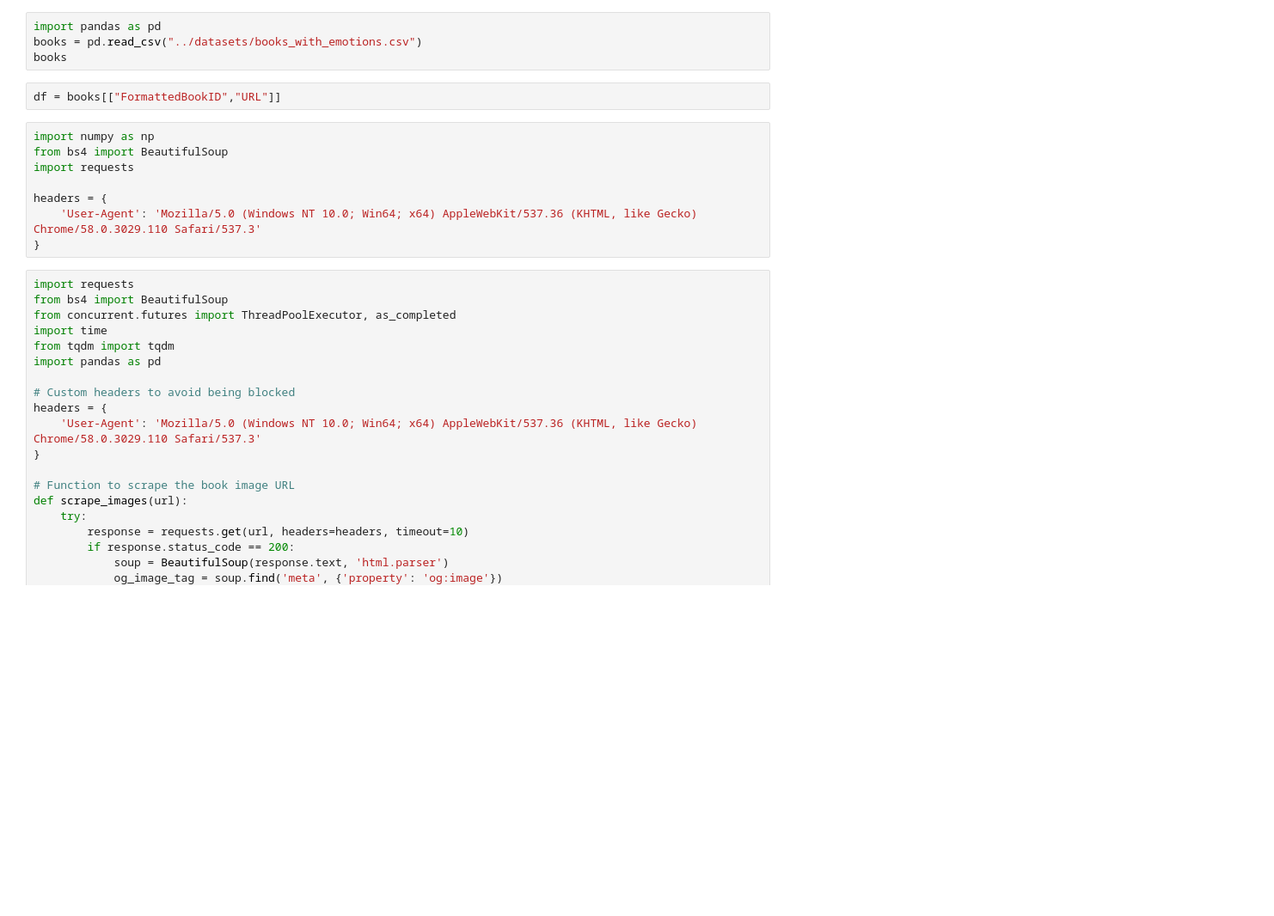
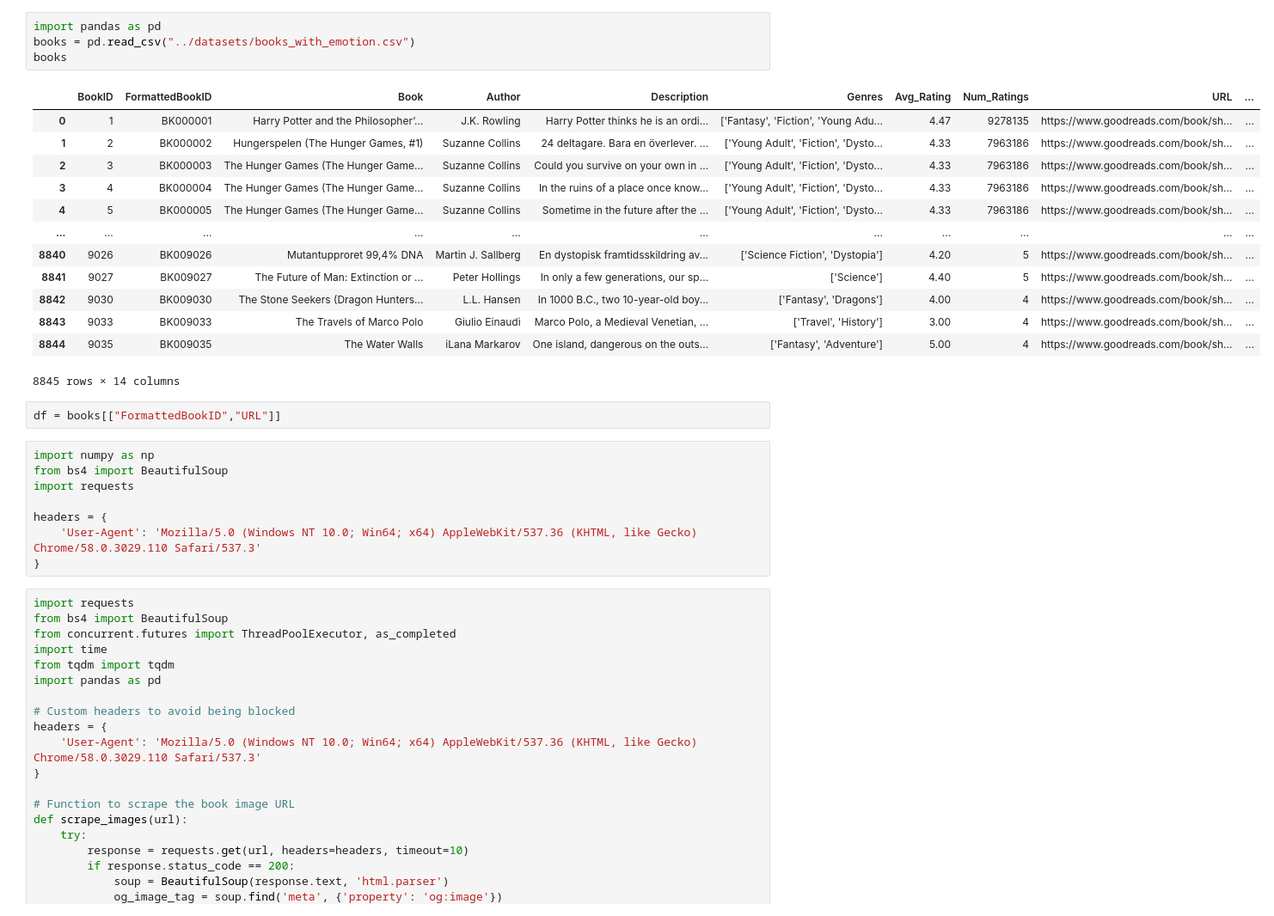
Before and after one commit to anandreddy05/Sentiment-Book-Recommender, a Jupyter notebook: scraping/imageScraping.ipynb, the cells around one changed output. Shown: that part at 86% size. Drawn from its saved outputs; the diff is of its cells as text; blank space fills up the shorter version.

```diff
--- a/scraping/imageScraping.ipynb
+++ b/scraping/imageScraping.ipynb
@@ -1,7 +1,21 @@
 # %%
 import pandas as pd
-books = pd.read_csv("../datasets/books_with_emotions.csv")
+books = pd.read_csv("../datasets/books_with_emotion.csv")
 books
+# %% [output]
+|  | BookID | FormattedBookID | Book | Author | Description | Genres | Avg_Rating | Num_Ratings | URL | ... |
+| 0 | 1 | BK000001 | Harry Potter and the Philosopher’... | J.K. Rowling | Harry Potter thinks he is an ordi... | ['Fantasy', 'Fiction', 'Young Adu... | 4.47 | 9278135 | https://www.goodreads.com/book/sh... | ... |
+| 1 | 2 | BK000002 | Hungerspelen (The Hunger Games, #1) | Suzanne Collins | 24 deltagare. Bara en överlever. ... | ['Young Adult', 'Fiction', 'Dysto... | 4.33 | 7963186 | https://www.goodreads.com/book/sh... | ... |
+| 2 | 3 | BK000003 | The Hunger Games (The Hunger Game... | Suzanne Collins | Could you survive on your own in ... | ['Young Adult', 'Fiction', 'Dysto... | 4.33 | 7963186 | https://www.goodreads.com/book/sh... | ... |
+| 3 | 4 | BK000004 | The Hunger Games (The Hunger Game... | Suzanne Collins | In the ruins of a place once know... | ['Young Adult', 'Fiction', 'Dysto... | 4.33 | 7963186 | https://www.goodreads.com/book/sh... | ... |
+| 4 | 5 | BK000005 | The Hunger Games (The Hunger Game... | Suzanne Collins | Sometime in the future after the ... | ['Young Adult', 'Fiction', 'Dysto... | 4.33 | 7963186 | https://www.goodreads.com/book/sh... | ... |
+| ... | ... | ... | ... | ... | ... | ... | ... | ... | ... | ... |
+| 8840 | 9026 | BK009026 | Mutantupproret 99,4% DNA | Martin J. Sallberg | En dystopisk framtidsskildring av... | ['Science Fiction', 'Dystopia'] | 4.20 | 5 | https://www.goodreads.com/book/sh... | ... |
+| 8841 | 9027 | BK009027 | The Future of Man: Extinction or ... | Peter Hollings | In only a few generations, our sp... | ['Science'] | 4.40 | 5 | https://www.goodreads.com/book/sh... | ... |
+| 8842 | 9030 | BK009030 | The Stone Seekers (Dragon Hunters... | L.L. Hansen | In 1000 B.C., two 10-year-old boy... | ['Fantasy', 'Dragons'] | 4.00 | 4 | https://www.goodreads.com/book/sh... | ... |
+| 8843 | 9033 | BK009033 | The Travels of Marco Polo | Giulio Einaudi | Marco Polo, a Medieval Venetian, ... | ['Travel', 'History'] | 3.00 | 4 | https://www.goodreads.com/book/sh... | ... |
+| 8844 | 9035 | BK009035 | The Water Walls | iLana Markarov | One island, dangerous on the outs... | ['Fantasy', 'Adventure'] | 5.00 | 4 | https://www.goodreads.com/book/sh... | ... |
+8845 rows × 14 columns
 # %%
 df = books[["FormattedBookID","URL"]]
 # %%
```
Also changed, not shown: parts of 1 cell of this notebook, 12 other files.
